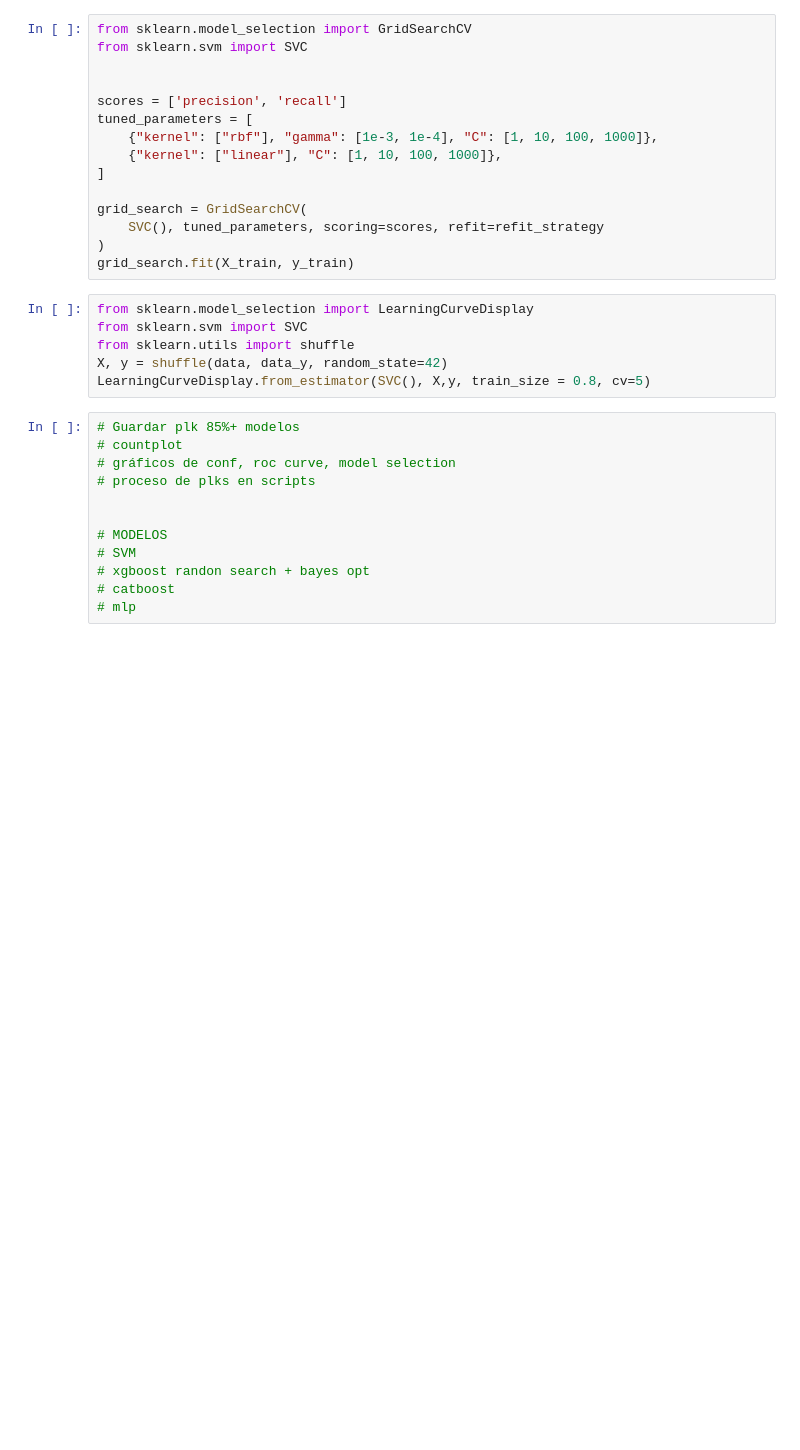
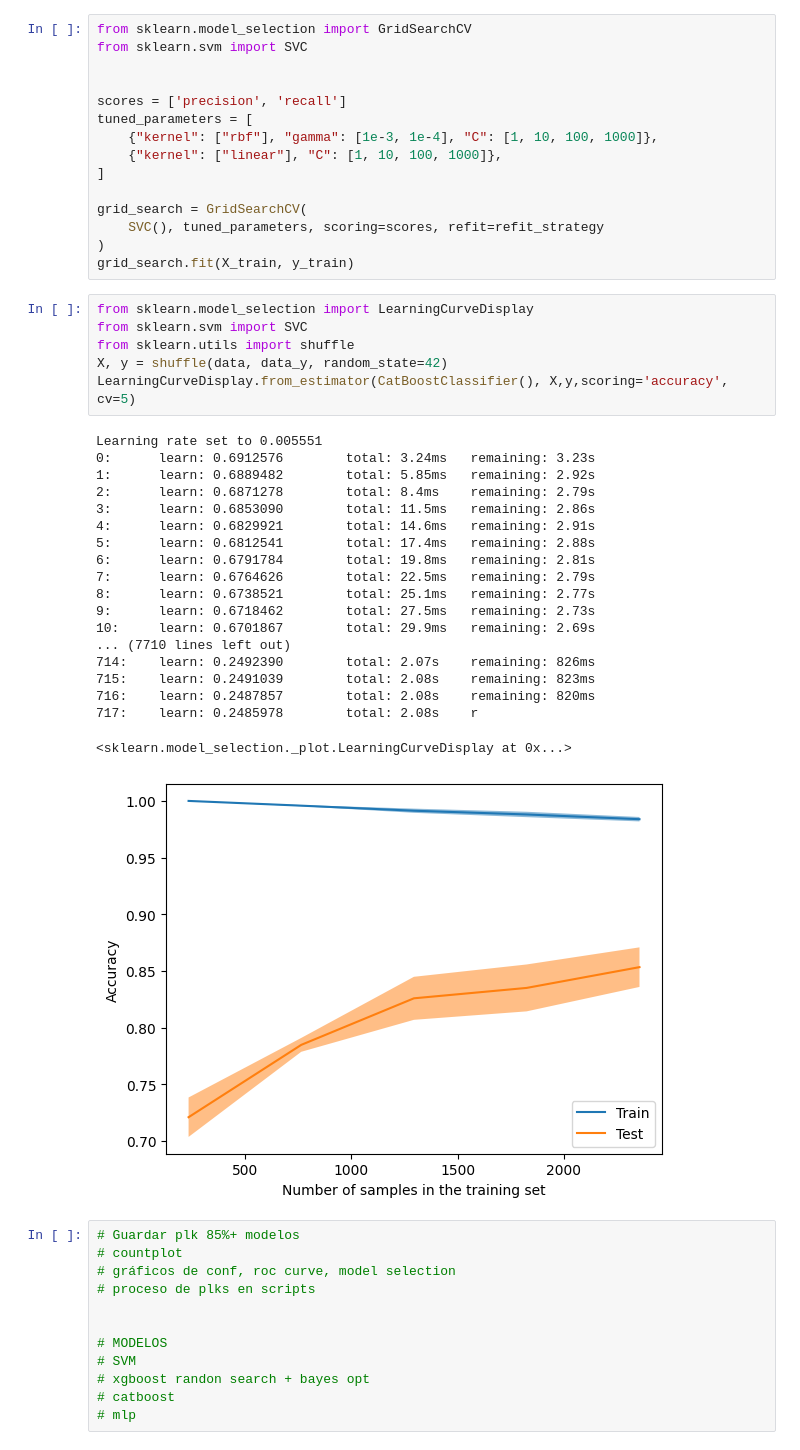
Before and after one commit to ManuelLabbe/modelo_susceptibilidad_remociones_en_masa_sur_de_Chile, a Jupyter notebook: models.ipynb, the cells around one changed output. Cells and saved outputs as stored; diff of their text form; blank space fills up the shorter version.

```diff
--- a/models.ipynb
+++ b/models.ipynb
@@ -570,9 +570,29 @@ grid_search.fit(X_train, y_train)
 # %%
 from sklearn.model_selection import LearningCurveDisplay
 from sklearn.svm import SVC
 from sklearn.utils import shuffle
 X, y = shuffle(data, data_y, random_state=42)
-LearningCurveDisplay.from_estimator(SVC(), X,y, train_size = 0.8, cv=5)
+LearningCurveDisplay.from_estimator(CatBoostClassifier(), X,y,scoring='accuracy', cv=5)
+# %% [output]
+Learning rate set to 0.005551
+0:      learn: 0.6912576        total: 3.24ms   remaining: 3.23s
+1:      learn: 0.6889482        total: 5.85ms   remaining: 2.92s
+2:      learn: 0.6871278        total: 8.4ms    remaining: 2.79s
+3:      learn: 0.6853090        total: 11.5ms   remaining: 2.86s
+4:      learn: 0.6829921        total: 14.6ms   remaining: 2.91s
+5:      learn: 0.6812541        total: 17.4ms   remaining: 2.88s
+6:      learn: 0.6791784        total: 19.8ms   remaining: 2.81s
+7:      learn: 0.6764626        total: 22.5ms   remaining: 2.79s
+8:      learn: 0.6738521        total: 25.1ms   remaining: 2.77s
+9:      learn: 0.6718462        total: 27.5ms   remaining: 2.73s
+10:     learn: 0.6701867        total: 29.9ms   remaining: 2.69s
+... (7710 lines left out)
+714:    learn: 0.2492390        total: 2.07s    remaining: 826ms
+715:    learn: 0.2491039        total: 2.08s    remaining: 823ms
+716:    learn: 0.2487857        total: 2.08s    remaining: 820ms
+717:    learn: 0.2485978        total: 2.08s    r
+<sklearn.model_selection._plot.LearningCurveDisplay at 0x...>
+[figure, added]
 # %%
 # Guardar plk 85%+ modelos
 # countplot
```
Also changed, not shown: parts of 4 cells of this notebook, 5 other files.
